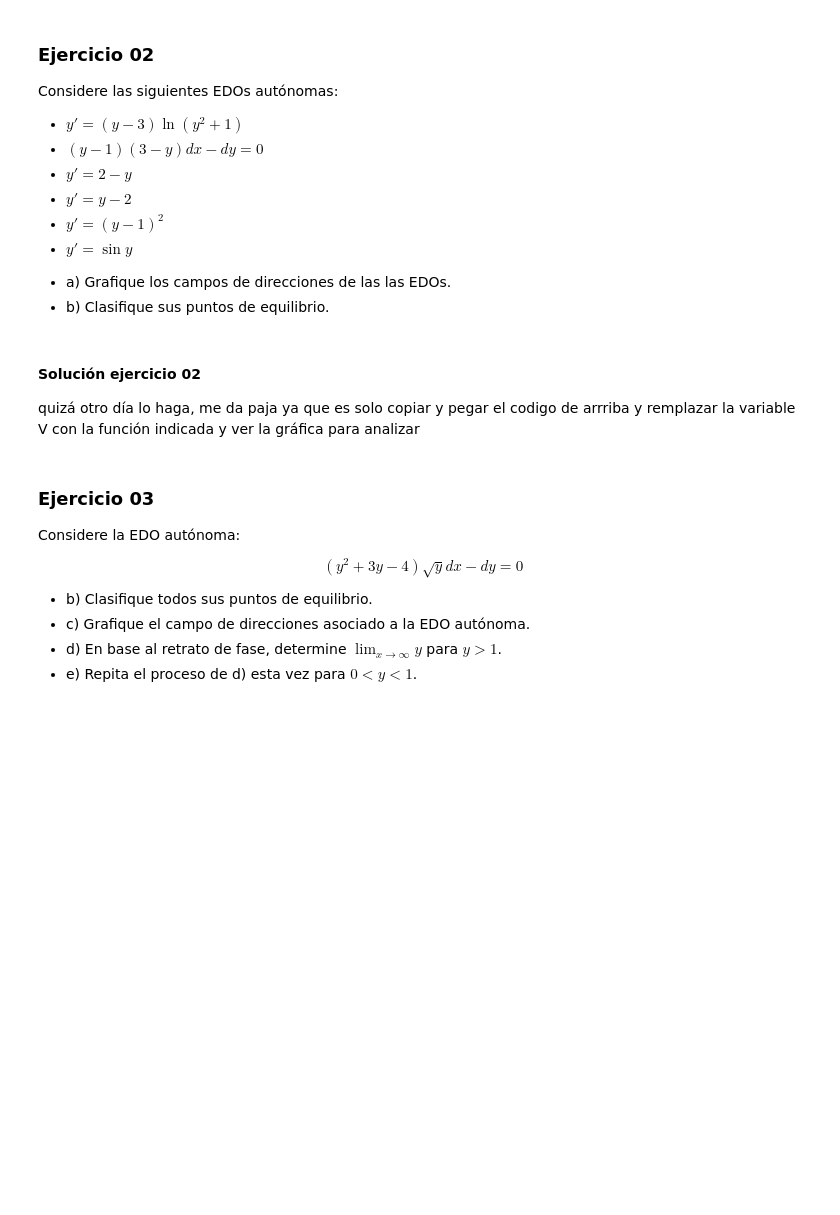
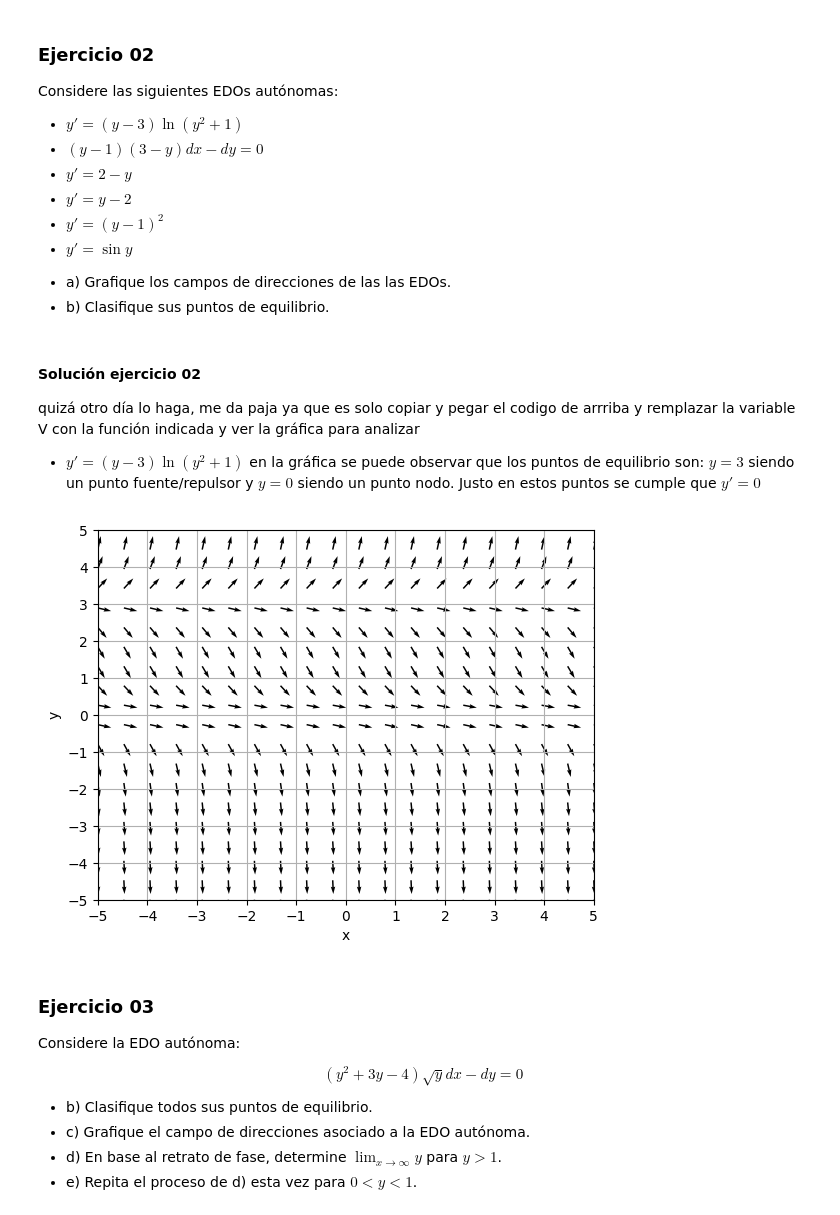
Before and after one commit to Andreus121/EDO_Python, a Jupyter notebook: Clase 01 Campos de Direcciones.ipynb, the cells around one changed output. Saved outputs shown, nothing was run; the diff lists cells and outputs as text; code cells hidden in the pictures; blank space fills up the shorter version.

```diff
--- a/Clase 01 Campos de Direcciones.ipynb
+++ b/Clase 01 Campos de Direcciones.ipynb
@@ -252,6 +252,37 @@ Considere las siguientes EDOs autónomas:
 # %% [markdown]
 #### Solución ejercicio 02
 quizá otro día lo haga, me da paja ya que es solo copiar y pegar el codigo de arrriba y remplazar la variable V con la función indicada y ver la gráfica para analizar
+* $y'= (y-3)\ln(y^2+1)$
+en la gráfica se puede observar que los puntos de equilibrio son: $y=3$ siendo un punto fuente/repulsor y $y=0$ siendo un punto nodo. Justo en estos puntos se cumple que $y'=0$
+# %%
+#crea la cuadricula desde -5 a 5 con 20 flechas en x pero con 12 flechas en y
+X,Y=np.meshgrid(np.linspace(-5,5,20), np.linspace(-5,5,20))
+
+#haciendo los puntos finales de cada vector
+U = 1.0
+V = (Y-3)*np.log(Y**2+1) #f(x,y) funcion con y' despejada
+
+N = np.sqrt(U ** 2 + V ** 2)#Normalizamos los vectores
+U = U / N
+V = V / N
+
+plt.quiver(X, Y, U, V) #graficamos los vectores con origen en (x,y) y término (u,v)
+plt.xlim([-5, 5]) #limites en eje x
+plt.ylim([-5, 5]) #limites en eje y
+
+#aquí definimos que la gráfica será
+#saltando de 1 unidad tanto en x como y
+#desde el -5 al 6, siendo 6 el limite ya que se le resta 1 así dando 5
+plt.xticks(np.arange(-5, 6, 1))
+plt.yticks(np.arange(-5, 6, 1))
+#con esto será más facíl ver que puntos son puntos de equilibrio
+
+#esta sección es solo estetica
+plt.xlabel('x') #etiqueta eje x
+plt.ylabel('y') #etiqueta eje y
+plt.grid()# para establecer red en la región
+# %% [output]
+[figure, added]
 # %% [markdown]
 ### Ejercicio 03
 
```
